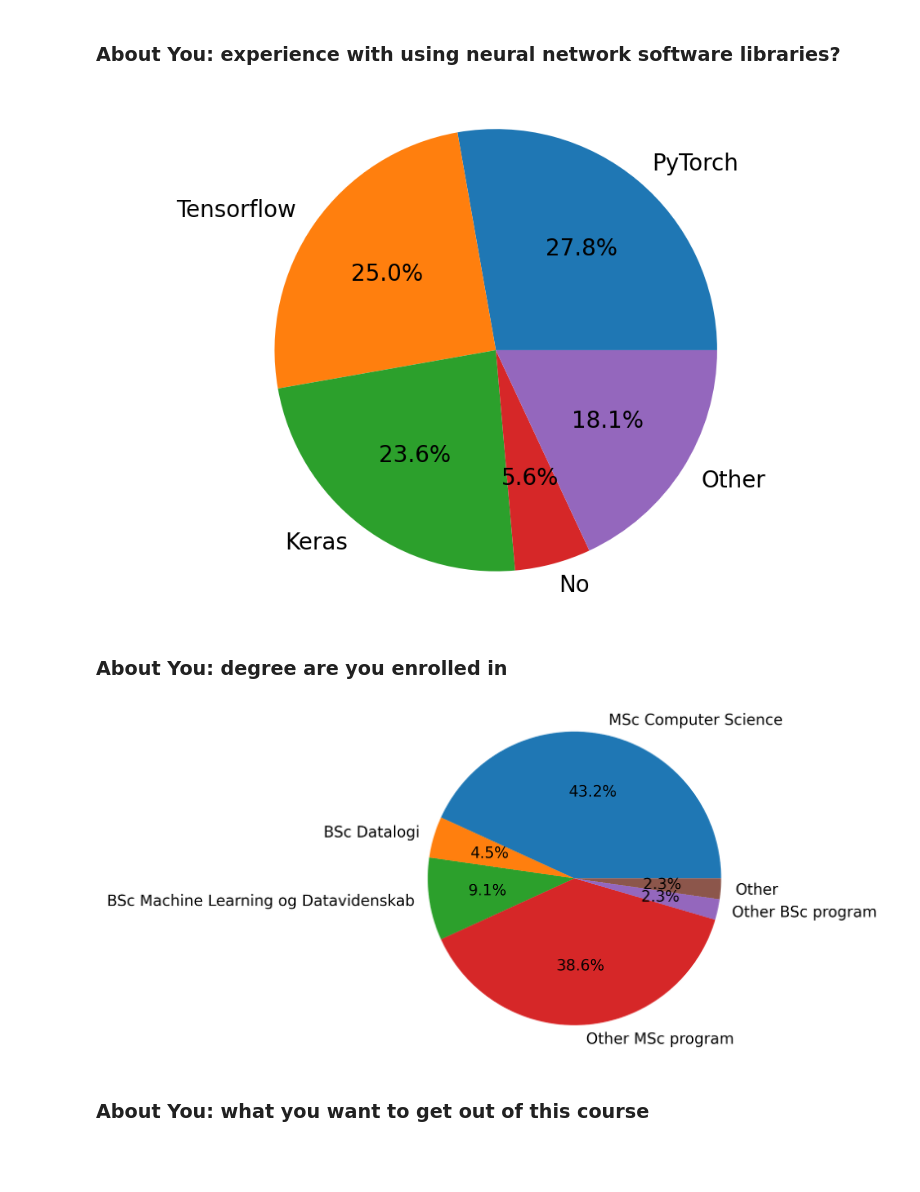
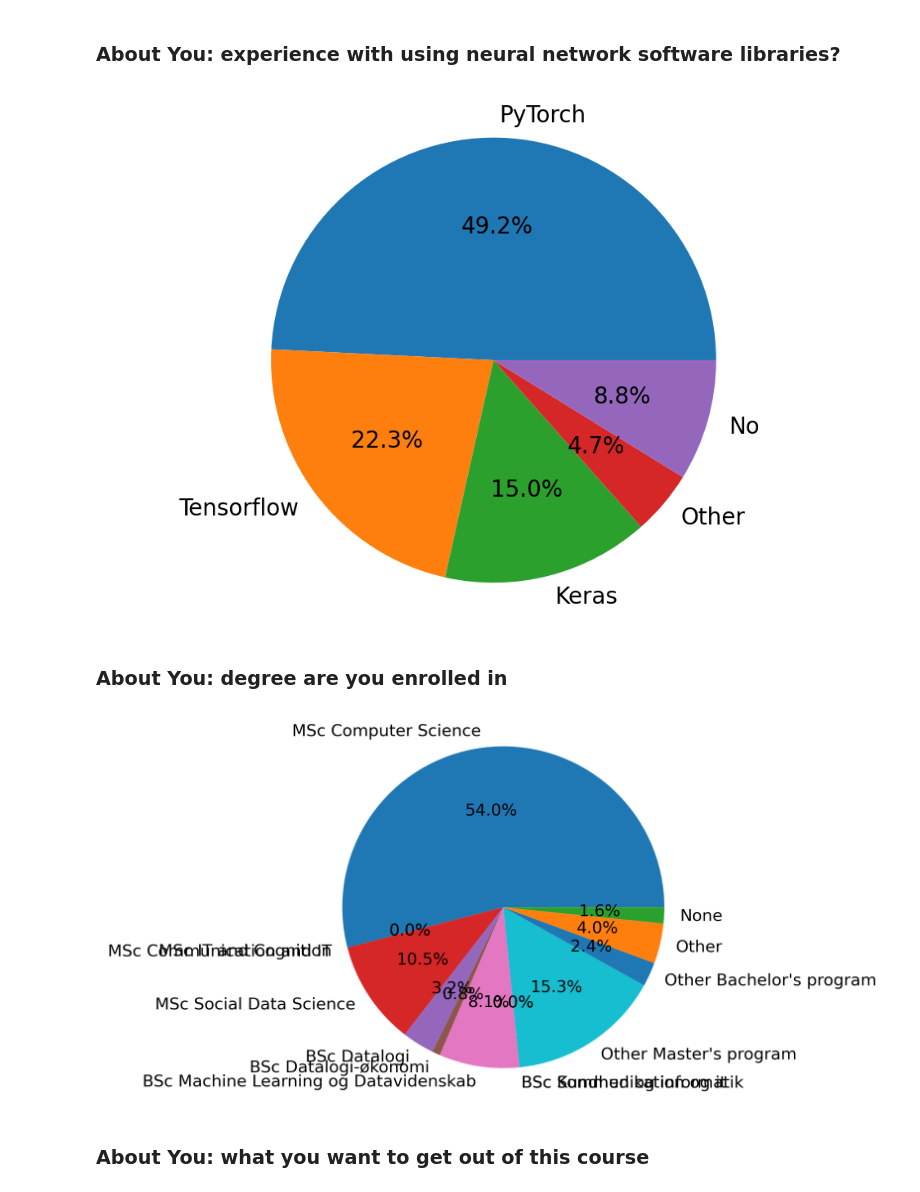
Before and after one commit to copenlu/stat-nlp-book, a Jupyter notebook: chapters/course_logistics.ipynb, the cells around one changed output. Cells and saved outputs as stored; diff of their text form; code cells hidden in the pictures; blank space fills up the shorter version.

```diff
--- a/chapters/course_logistics.ipynb
+++ b/chapters/course_logistics.ipynb
@@ -144,7 +144,7 @@ import matplotlib.pyplot as plt
 
 # Pie chart, where the slices will be ordered and plotted counter-clockwise:
 labels = ['PyTorch', 'Tensorflow', 'Keras', 'Other', 'No']
-sizes = [20, 18, 17, 4, 13]
+sizes = [95, 43, 29, 9, 17]
 
 plt.rcParams['figure.dpi'] = 200
 
@@ -155,30 +155,30 @@ ax.axis('equal')  # Equal aspect ratio ensures the pie chart is circular.
 
 plt.show()
 # %% [output]
-[figure, old version]
+[figure, new version]
 # %% [markdown]
 ### About You: degree are you enrolled in
 # %%
 import numpy as np
 import matplotlib.pyplot as plt
 # if using a Jupyter notebook, include:
 %matplotlib inline
 
 
 # Pie chart, where the slices will be ordered and plotted counter-clockwise:
-labels = ['MSc Computer Science', 'MSc IT and Cognition	', 'MSc Communication and IT', 'MSc Social Data Science', 'BSc Datalogi', 'BSc Datalogi-økonomi', 'BSc Machine Learning og Datavidenskab', 'BSc Sundhed og informatik', 'Other Master\'s program', 'BSc Kommunikation og it', 'Other Bachelor\'s program', 'Other', 'None']
-sizes = [19, 0, 0, 11, 2, 0, 4, 17, 1, 1, 0]
+labels = ['MSc Computer Science', 'MSc IT and Cognition', 'MSc Communication and IT', 'MSc Social Data Science', 'BSc Datalogi', 'BSc Datalogi-økonomi', 'BSc Machine Learning og Datavidenskab', 'BSc Sundhed og informatik', 'BSc Kommunikation og it', 'Other Master\'s program', 'Other Bachelor\'s program', 'Other', 'None']
+sizes = [67, 0, 0, 13, 4, 1, 10, 0, 0, 19, 3, 5, 2]
 
 plt.rcParams['figure.dpi'] = 300
 
 fig, ax = plt.subplots()
 ax.pie(sizes, labels=labels, autopct='%1.1f%%')
 ax.axis('equal')  # Equal aspect ratio ensures the pie chart is circular.
 # ax.set_title('My title')
 
 plt.show()
 # %% [output]
-[figure, old version]
+[figure, new version]
 # %% [markdown]
 ### About You: what you want to get out of this course
 # %%
```
Also changed, not shown: parts of 4 cells of this notebook.
